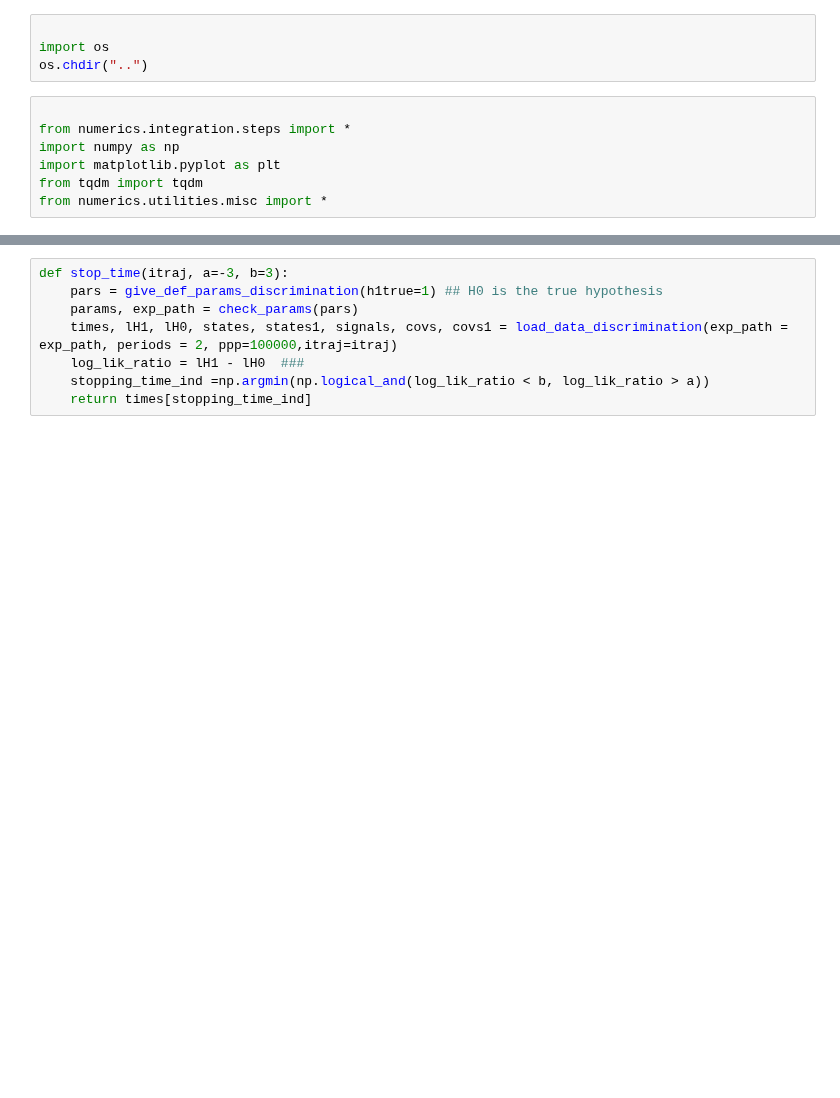
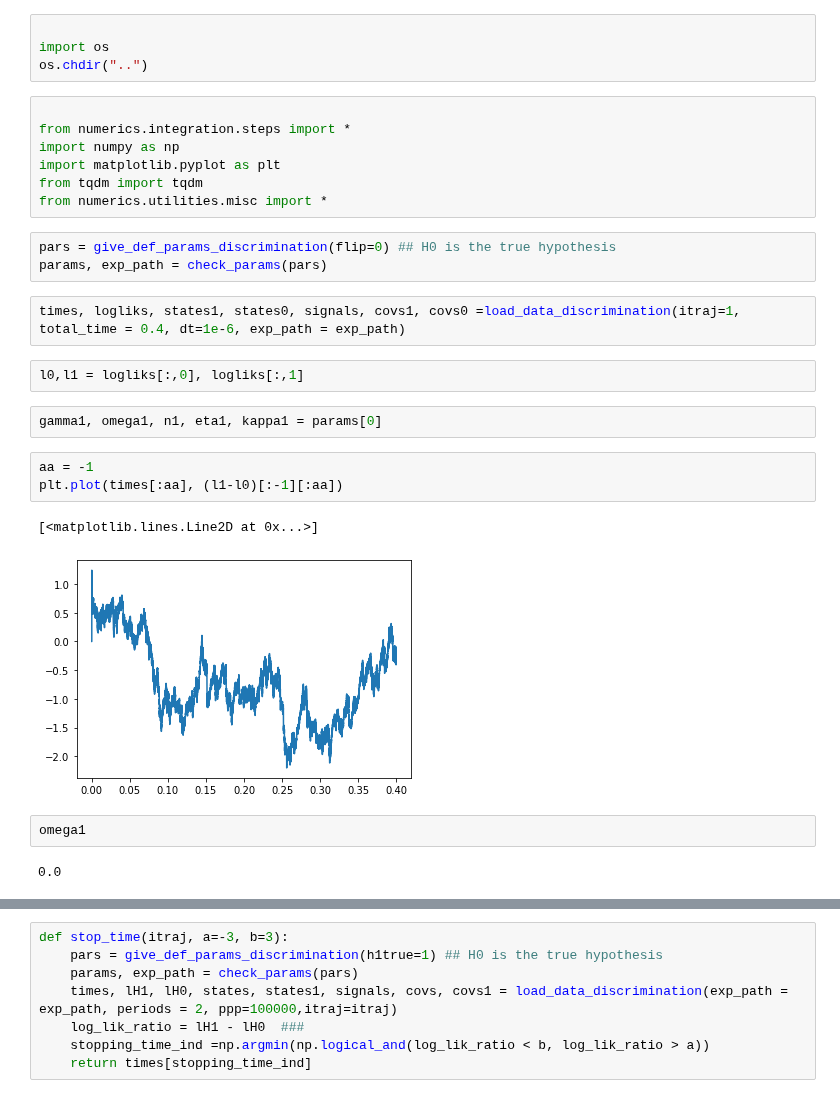
Before and after one commit to matibilkis/continuous, a Jupyter notebook: comparing_results/hypothesis_testing.ipynb, the cells around one changed output, grey strips where cells are left out. Drawn from its saved outputs; the diff is of its cells as text; blank space fills up the shorter version.

```diff
--- a/comparing_results/hypothesis_testing.ipynb
+++ b/comparing_results/hypothesis_testing.ipynb
@@ -14,3 +14,22 @@ import numpy as np
 import matplotlib.pyplot as plt
 from tqdm import tqdm
 from numerics.utilities.misc import *
+# %%
+pars = give_def_params_discrimination(flip=0) ## H0 is the true hypothesis
+params, exp_path = check_params(pars)
+# %%
+times, logliks, states1, states0, signals, covs1, covs0 =load_data_discrimination(itraj=1, total_time = 0.4, dt=1e-6, exp_path = exp_path)
+# %%
+l0,l1 = logliks[:,0], logliks[:,1]
+# %%
+gamma1, omega1, n1, eta1, kappa1 = params[0]
+# %%
+aa = -1
+plt.plot(times[:aa], (l1-l0)[:-1][:aa])
+# %% [output]
+[<matplotlib.lines.Line2D at 0x...>]
+[figure, added]
+# %%
+omega1
+# %% [output]
+0.0
```
Also changed, not shown: parts of 11 cells of this notebook, 11 other files.
